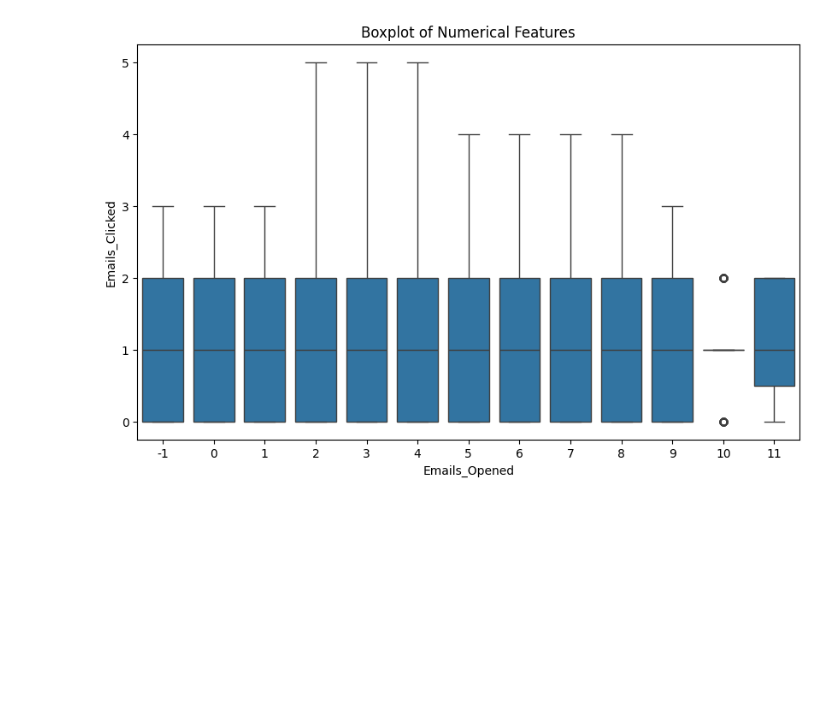
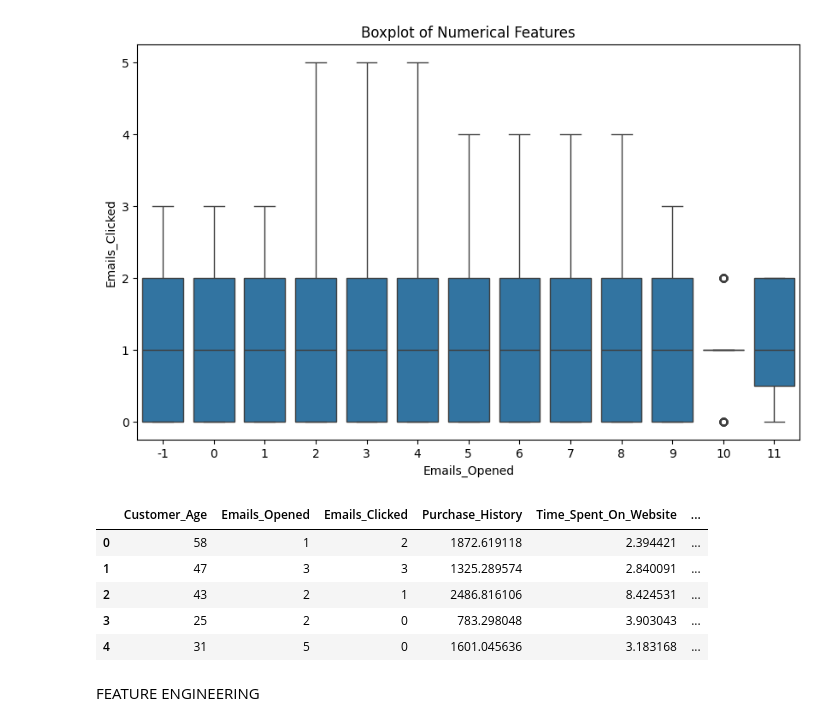
Before and after one commit to Sudharshansirikonda/Machine-learning-., a Jupyter notebook: Email_Marketing_Campaign_Project.ipynb, the cells around one changed output. Cells and saved outputs as stored; diff of their text form; code cells hidden in the pictures; blank space fills up the shorter version.

```diff
--- a/Email_Marketing_Campaign_Project.ipynb
+++ b/Email_Marketing_Campaign_Project.ipynb
@@ -152,3 +169,14 @@ plt.title("Boxplot of Numerical Features")
 plt.show()
 # %% [output]
 [figure]
+# %%
+df.head()
+# %% [output]
+|  | Customer_Age | Emails_Opened | Emails_Clicked | Purchase_History | Time_Spent_On_Website | ... |
+| 0 | 58 | 1 | 2 | 1872.619118 | 2.394421 | ... |
+| 1 | 47 | 3 | 3 | 1325.289574 | 2.840091 | ... |
+| 2 | 43 | 2 | 1 | 2486.816106 | 8.424531 | ... |
+| 3 | 25 | 2 | 0 | 783.298048 | 3.903043 | ... |
+| 4 | 31 | 5 | 0 | 1601.045636 | 3.183168 | ... |
+# %% [markdown]
+FEATURE ENGINEERING
```
Also changed, not shown: parts of 23 cells of this notebook.
